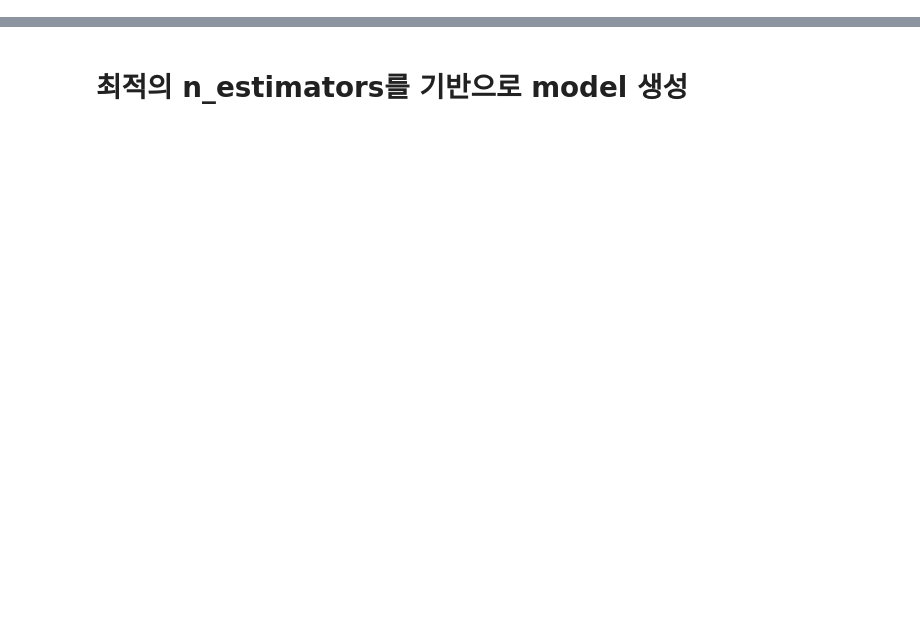
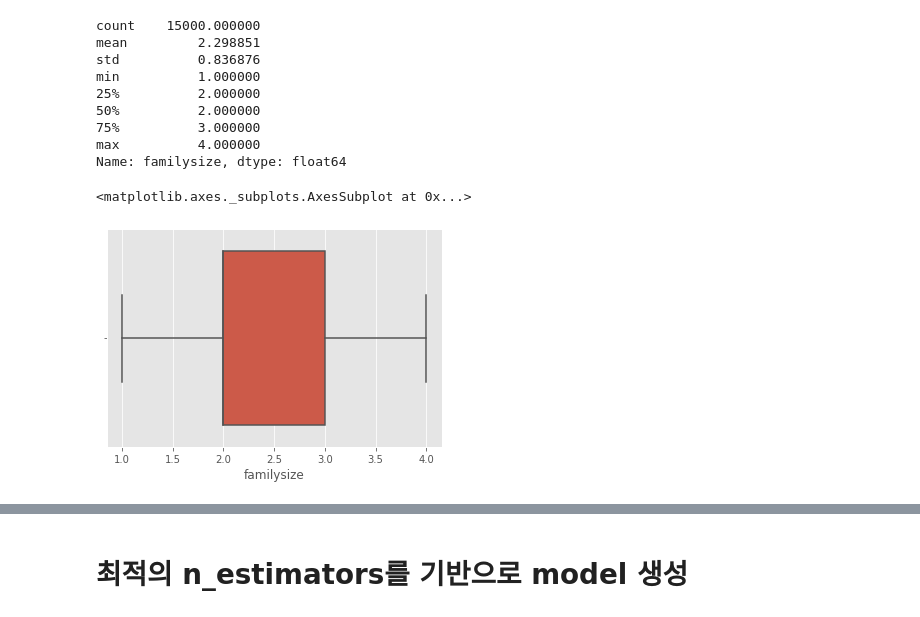
Before and after one commit to Bae-hong-seob/Dacon-SWuniversity-competition, a Jupyter notebook: sobeee/RandomForest.ipynb, the cells around one changed output, grey strips where cells are left out. Saved outputs shown, nothing was run; the diff lists cells and outputs as text; code cells hidden in the pictures; blank space fills up the shorter version.

```diff
--- a/sobeee/RandomForest.ipynb
+++ b/sobeee/RandomForest.ipynb
@@ -20,0 +64,13 @@ test  = pd.read_csv('/content/drive/MyDrive/Dacon/test.csv')
+# %%
+# Ranging and Ordinary Encoding
+# 'age'
+from numpy import asarray
+from sklearn.preprocessing import OrdinalEncoder
+
+bins= [10,20,30,40,50,60,70,80,90,100,40000]
+labels = [10,20,30,40,50,60,70,80,90,100]
+processed_data['age'] = pd.cut(processed_data['age'], bins=bins, labels=labels, right=False)
+
+oe = OrdinalEncoder()
+processed_data['age'] = oe.fit_transform(processed_data[['age']])
+processed_data['age'].value_counts()
@@ -20,0 +89,29 @@ test  = pd.read_csv('/content/drive/MyDrive/Dacon/test.csv')
+# %%
+# Handling outlier
+# 'familysize'
+Q1 = processed_data['familysize'].quantile(0.25)
+Q2 = processed_data['familysize'].quantile(0.5)
+Q3 = processed_data['familysize'].quantile(0.75)
+IQR = Q3 - Q1
+lower_fence = Q1 - (1.5 * IQR)
+upper_fence = Q3 + (1.5 * IQR)
+processed_data['familysize'] = processed_data['familysize'].apply(lambda x : np.nan if x < lower_fence or x > upper_fence else x)
+
+from sklearn.experimental import enable_iterative_imputer
+from sklearn.impute import IterativeImputer
+transformer =  IterativeImputer()
+processed_data[['familysize', 'nerdiness']] = transformer.fit_transform(processed_data[['familysize', 'nerdiness']])
+print(processed_data['familysize'].describe())
+sns.boxplot(x='familysize', data=processed_data)
+# %% [output]
+count    15000.000000
+mean         2.298851
+std          0.836876
+min          1.000000
+25%          2.000000
+50%          2.000000
+75%          3.000000
+max          4.000000
+Name: familysize, dtype: float64
+<matplotlib.axes._subplots.AxesSubplot at 0x...>
+[figure, added]
```
Also changed, not shown: parts of 38 cells of this notebook.
